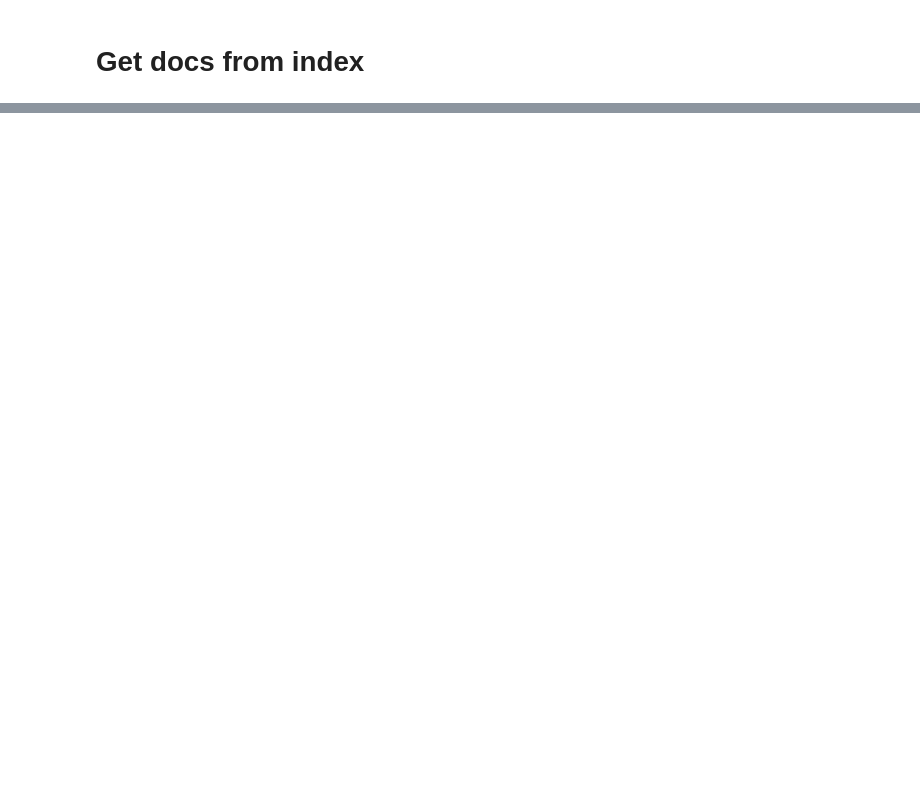
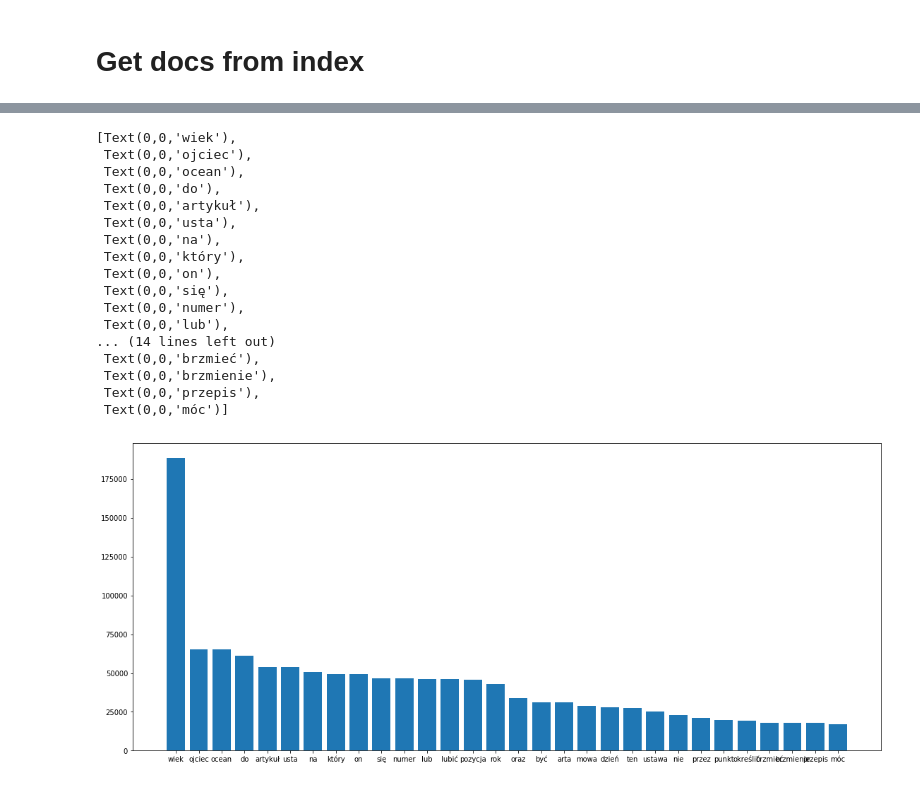
Before and after one commit to JakDar/nlp-lab-2019, a Jupyter notebook: lab3/Untitled.ipynb, the cells around one changed output, grey strips where cells are left out. Cells and saved outputs as stored; diff of their text form; code cells hidden in the pictures; blank space fills up the shorter version.

```diff
--- a/lab3/Untitled.ipynb
+++ b/lab3/Untitled.ipynb
@@ -30,3 +30,27 @@ def get_freqs(doc_id): #Sequence[Term,Ocurrences]
     return body_to_freqs(body)
 # %% [markdown]
 # Get docs from index
+# %%
+def get_ids():
+    match_all_query = {
+      "query": {
+        "match_all": {}
+      },
+        "size":1200,
+      "_source": "_id"
+    }
+
+    resp = r.post("http://localhost:9200/law_index6/_search",json=match_all_query)
+    hits = resp.json()['hits']['hits']
+    return seq(hits).map(lambda x: x['_id'])
+# %%
+ids = get_ids()
+allIds = ids\
+.flat_map(lambda ajdi: get_freqs(ajdi))\
+.group_by(lambda x:x[0])\
+.map(lambda group: (
+    group[0],
+    seq(group[1]).map(lambda x:x[1]).sum()
+))
+
+allIds
@@ -32,0 +83,2 @@ def get_freqs(doc_id): #Sequence[Term,Ocurrences]
+# %%
+frequency_list = allIds.filter(lambda x:x[0].isalpha() and len(x[0])>=2)
@@ -32,0 +99,37 @@ def get_freqs(doc_id): #Sequence[Term,Ocurrences]
+# %%
+import pylab as pl
+
+ordered = frequency_list.order_by(lambda x:x[0]).order_by(lambda x:-x[1]).take(30)
+
+labels = ordered.map(lambda x:x[0] ).to_list()
+values = ordered.map(lambda x:x[1] ).to_list()
+
+fig = pl.figure()
+fig.set_figheight(8)
+fig.set_figwidth(19)
+ax = pl.subplot(111)
+ax.bar(labels, values)
+ax.set_xticklabels(labels)
+# for rect, label in zip(ax.patches, labels):
+#     height = rect.get_height()
+#     ax.text(rect.get_x() + rect.get_width() / 2, height + 5, label,
+#             ha='center', va='bottom')
+# %% [output]
+[Text(0,0,'wiek'),
+ Text(0,0,'ojciec'),
+ Text(0,0,'ocean'),
+ Text(0,0,'do'),
+ Text(0,0,'artykuł'),
+ Text(0,0,'usta'),
+ Text(0,0,'na'),
+ Text(0,0,'który'),
+ Text(0,0,'on'),
+ Text(0,0,'się'),
+ Text(0,0,'numer'),
+ Text(0,0,'lub'),
+... (14 lines left out)
+ Text(0,0,'brzmieć'),
+ Text(0,0,'brzmienie'),
+ Text(0,0,'przepis'),
+ Text(0,0,'móc')]
+[figure, added]
```
Also changed, not shown: parts of 9 cells of this notebook, 1 other file.
